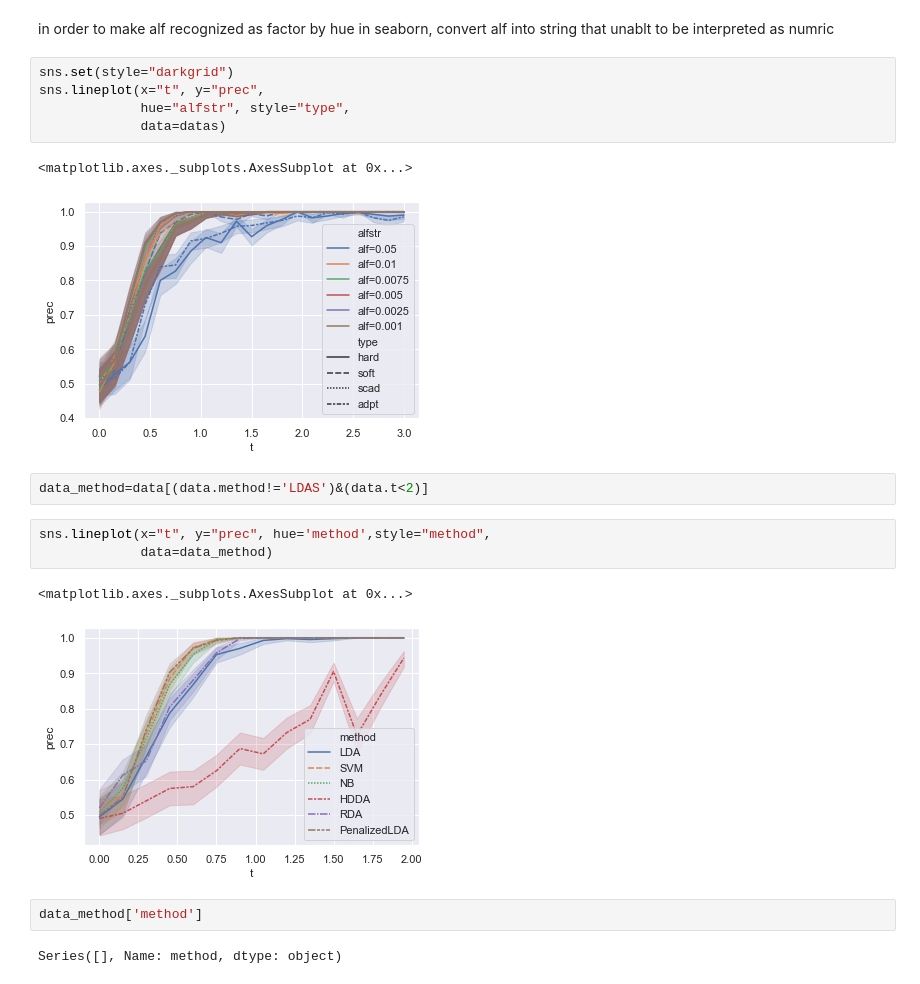
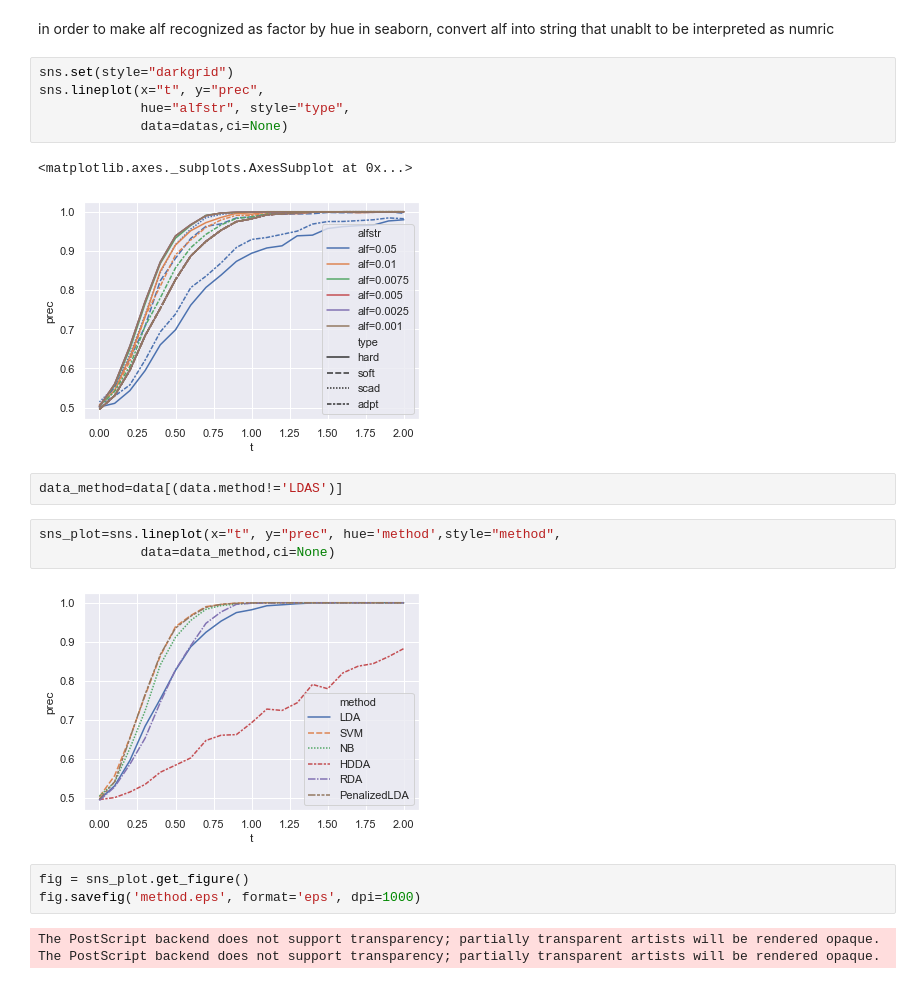
Before and after one commit to JasonZhang0619/LDAS, a Jupyter notebook: simulation_plot.ipynb, the cells around one changed output. Cells and saved outputs as stored; diff of their text form.

Commit message:
change output as only csv file, delete sd in lineplot

```diff
--- a/simulation_plot.ipynb
+++ b/simulation_plot.ipynb
@@ -46,20 +52,21 @@ in order to make alf recognized as factor by hue in seaborn, convert alf into st
 # %%
 sns.set(style="darkgrid")
 sns.lineplot(x="t", y="prec",
              hue="alfstr", style="type",
-             data=datas)
+             data=datas,ci=None)
 # %% [output]
 <matplotlib.axes._subplots.AxesSubplot at 0x...>
-[figure, old version]
+[figure, new version]
 # %%
-data_method=data[(data.method!='LDAS')&(data.t<2)]
+data_method=data[(data.method!='LDAS')]
 # %%
-sns.lineplot(x="t", y="prec", hue='method',style="method",
-             data=data_method)
+sns_plot=sns.lineplot(x="t", y="prec", hue='method',style="method",
+             data=data_method,ci=None)
 # %% [output]
-<matplotlib.axes._subplots.AxesSubplot at 0x...>
-[figure, old version]
+[figure, new version]
-# %%
-data_method['method']
-# %% [output]
-Series([], Name: method, dtype: object)
+# %%
+fig = sns_plot.get_figure()
+fig.savefig('method.eps', format='eps', dpi=1000)
+# %% [output]
+The PostScript backend does not support transparency; partially transparent artists will be rendered opaque.
+The PostScript backend does not support transparency; partially transparent artists will be rendered opaque.
```
Also changed, not shown: parts of 3 cells of this notebook, 6 other files.
